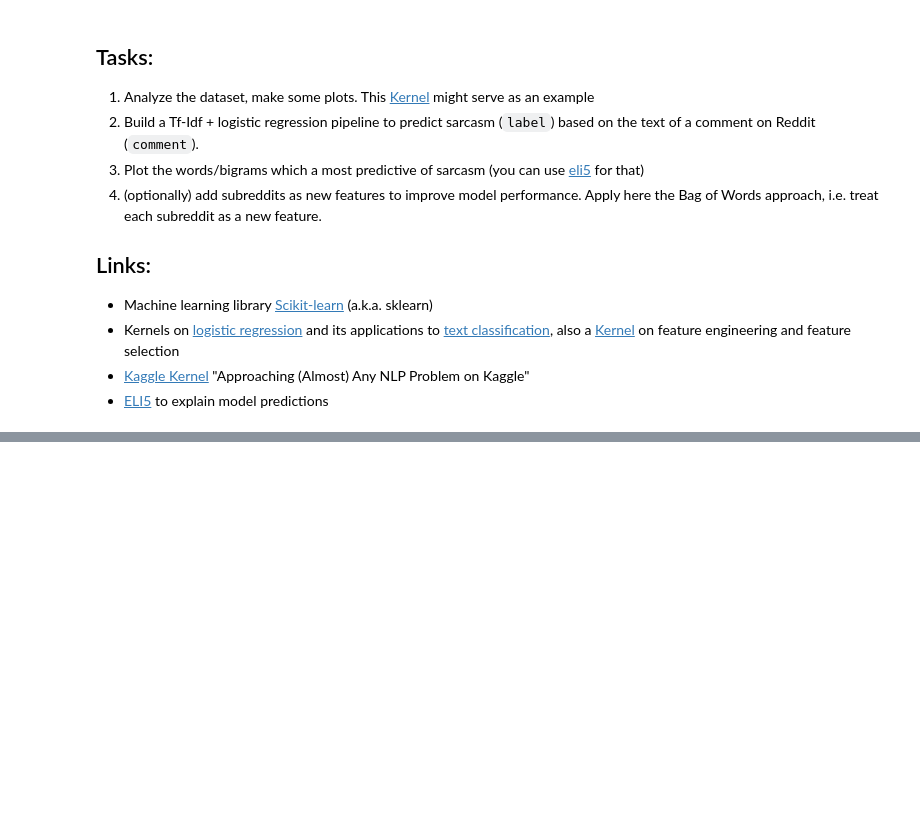
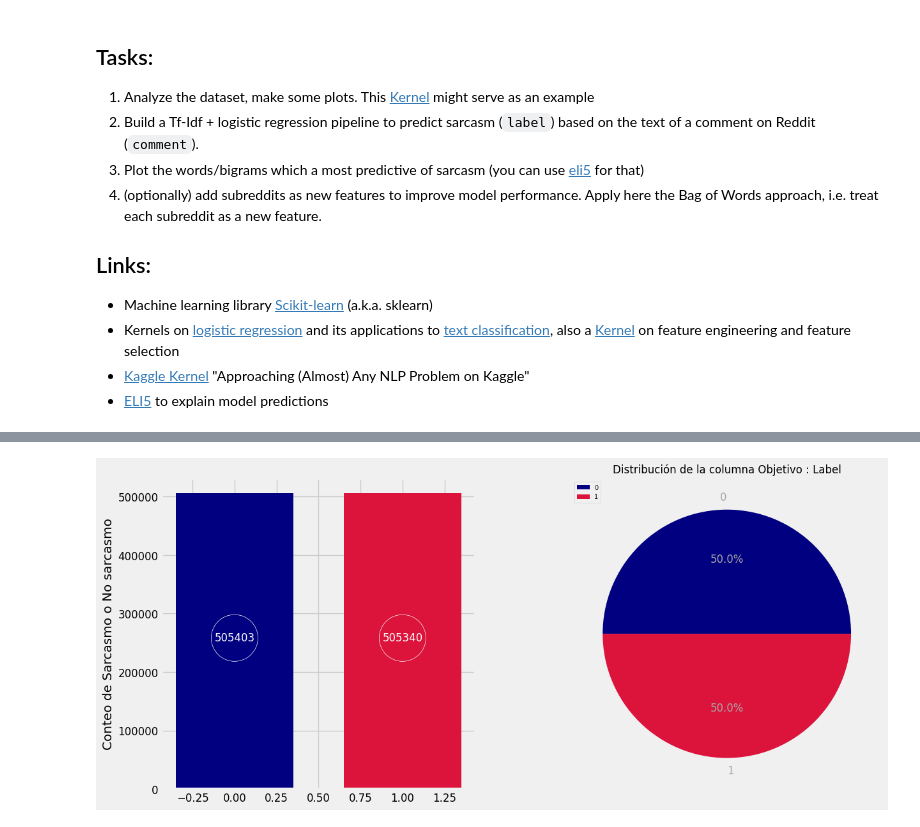
Before and after one commit to solfontan/DS_PT_09_2023, a Jupyter notebook: Machine_Learning/6-NLP/NLTK&CountVectorizer/ejercicios/sarcasm-detection.ipynb, the cells around one changed output, grey strips where cells are left out. Saved outputs shown, nothing was run; the diff lists cells and outputs as text; code cells hidden in the pictures; blank space fills up the shorter version.

Commit message:
Update ejercicio sarcasmo sentimientos

```diff
--- a/Machine_Learning/6-NLP/NLTK&CountVectorizer/ejercicios/sarcasm-detection.ipynb
+++ b/Machine_Learning/6-NLP/NLTK&CountVectorizer/ejercicios/sarcasm-detection.ipynb
@@ -46,0 +218,3 @@ df.head()
+# %%
+df = pd.read_csv('./prof/dataset.csv')
+df.head(2)
@@ -46,0 +238,5 @@ df.head()
+# %%
+data_distribution = CategoricalAnalysis(df)
+data_distribution.plot_top_categories(title='Distribución de la columna Objetivo : Label', column_name='label', labely='Conteo de Sarcasmo o No sarcasmo')
+# %% [output]
+[figure, added]
```
Also changed, not shown: parts of 45 cells of this notebook, 2 other files.
